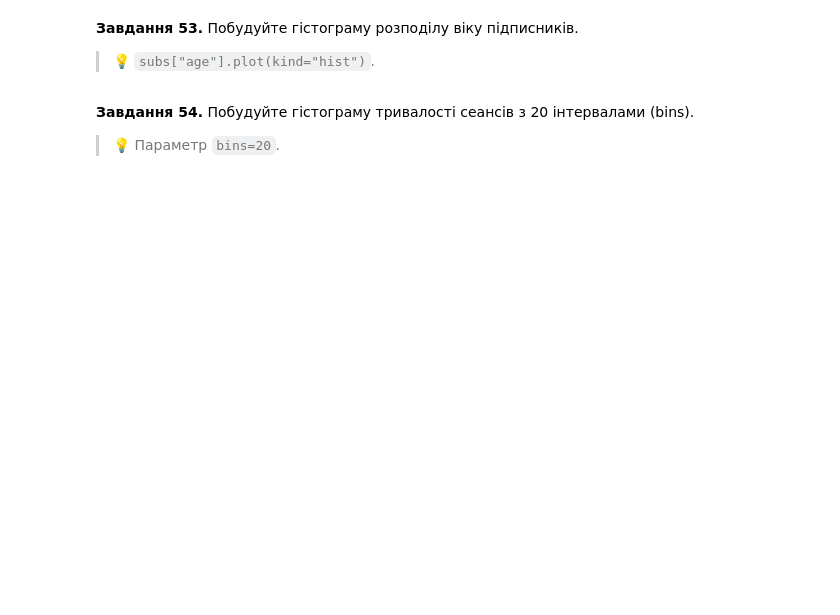
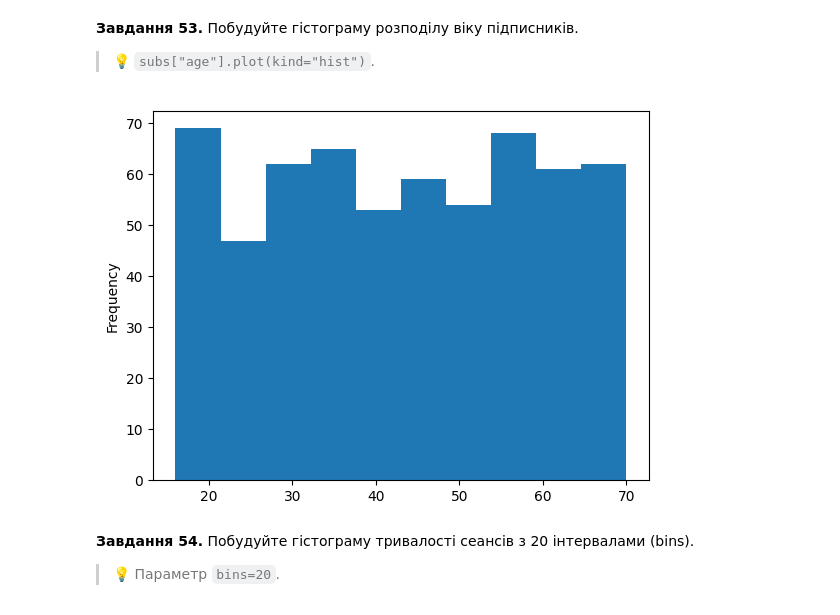
Before and after one commit to edik06031-rgb/DTA_2026, a Jupyter notebook: HW/Pandas_viz_practice.ipynb, the cells around one changed output. Cells and saved outputs as stored; diff of their text form; code cells hidden in the pictures; blank space fills up the shorter version.

```diff
--- a/HW/Pandas_viz_practice.ipynb
+++ b/HW/Pandas_viz_practice.ipynb
@@ -839,6 +1001,10 @@ pandas вміє будувати швидкі графіки прямо з да
 > 💡 `subs["age"].plot(kind="hist")`.
 # %%
 # Завдання 53:
+subs["age"].plot(kind="hist")
+plt.show()
+# %% [output]
+[figure, added]
 # %% [markdown]
 **Завдання 54.** Побудуйте гістограму тривалості сеансів з 20 інтервалами (bins).
 
```
Also changed, not shown: parts of 39 cells of this notebook.
